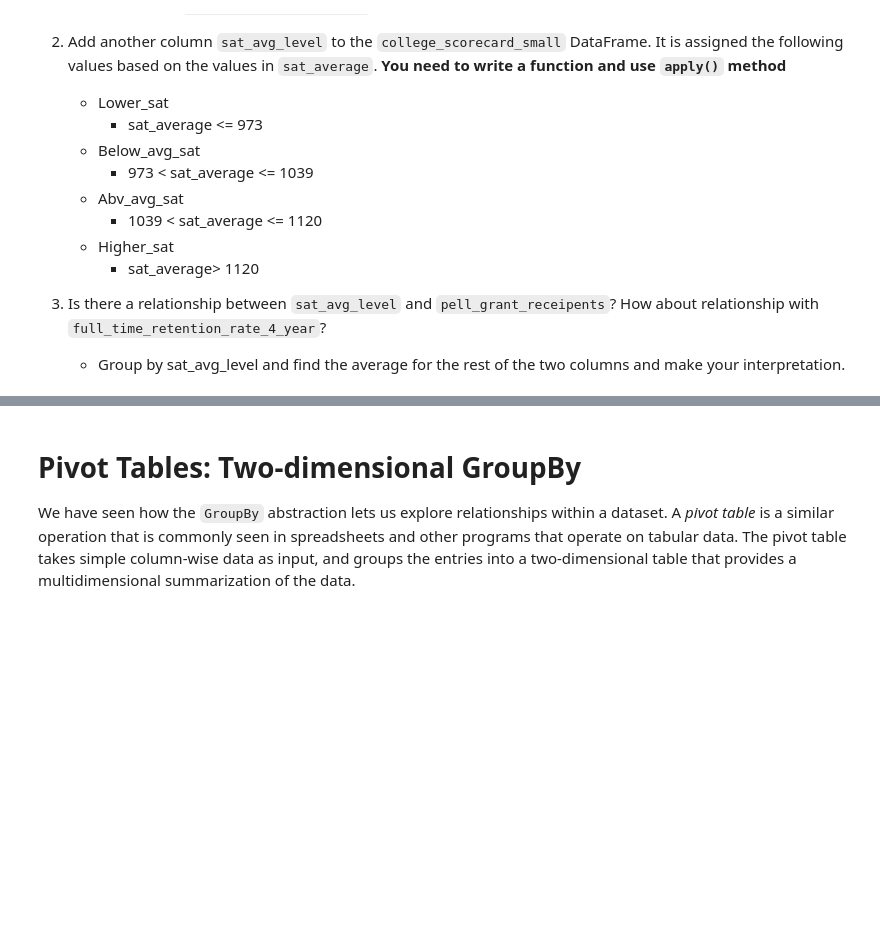
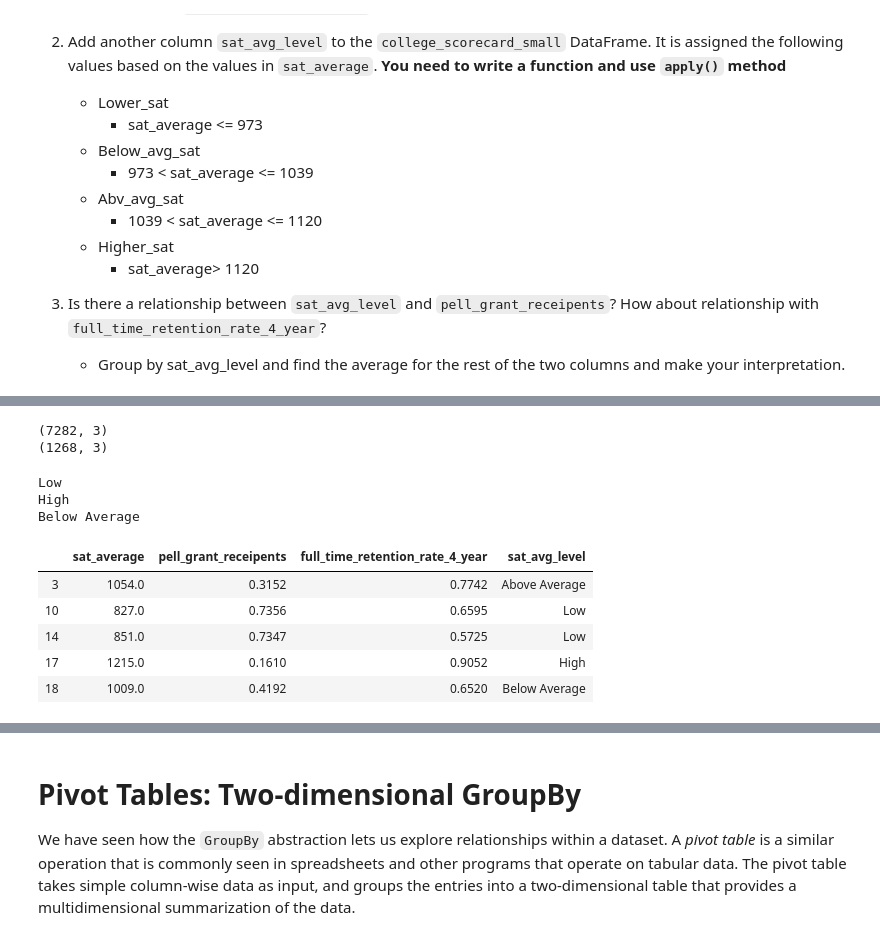
Before and after one commit to jarp/SP22-ITAO, a Jupyter notebook: Class_18_More_Grouping.ipynb, the cells around one changed output, grey strips where cells are left out. Cells and saved outputs as stored; diff of their text form; code cells hidden in the pictures; blank space fills up the shorter version.

```diff
--- a/Class_18_More_Grouping.ipynb
+++ b/Class_18_More_Grouping.ipynb
@@ -98,2 +146,8 @@ college_scorecard_small.head()
 # %%
 # drop any data with missing data and make sure it stays that way
+print(college_scorecard_small.shape)
+college_scorecard_small.dropna(inplace=True)
+print(college_scorecard_small.shape)
+# %% [output]
+(7282, 3)
+(1268, 3)
@@ -104,5 +154,37 @@ college_scorecard_small.head()
+# %%
+# create a function to categorize the sat_average values
+def determine_sat_level(avg):
+
+    if avg <= 973:
+        return "Low"
+    elif 973 < avg <= 1039:
+        return "Below Average"
+    elif 1039 < avg <= 1120:
+        return "Above Average"
+    elif avg> 1120:
+        return "High"
+    else:
+        "Inconcievable!"
+# %%
+# test function
+print(determine_sat_level(670))
+print(determine_sat_level(1357))
+print(determine_sat_level(999))
+# %% [output]
+Low
+High
+Below Average
 # %%
 # add a sat_avg_level column using the function above
+college_scorecard_small['sat_avg_level'] = college_scorecard_small['sat_average'].apply(determine_sat_level)
+college_scorecard_small.head()
+# %% [output]
+|  | sat_average | pell_grant_receipents | full_time_retention_rate_4_year | sat_avg_level |
+| 3 | 1054.0 | 0.3152 | 0.7742 | Above Average |
+| 10 | 827.0 | 0.7356 | 0.6595 | Low |
+| 14 | 851.0 | 0.7347 | 0.5725 | Low |
+| 17 | 1215.0 | 0.1610 | 0.9052 | High |
+| 18 | 1009.0 | 0.4192 | 0.6520 | Below Average |
 # %%
 # group by our new column
 
```
Also changed, not shown: parts of 18 cells of this notebook, 3 other files.
